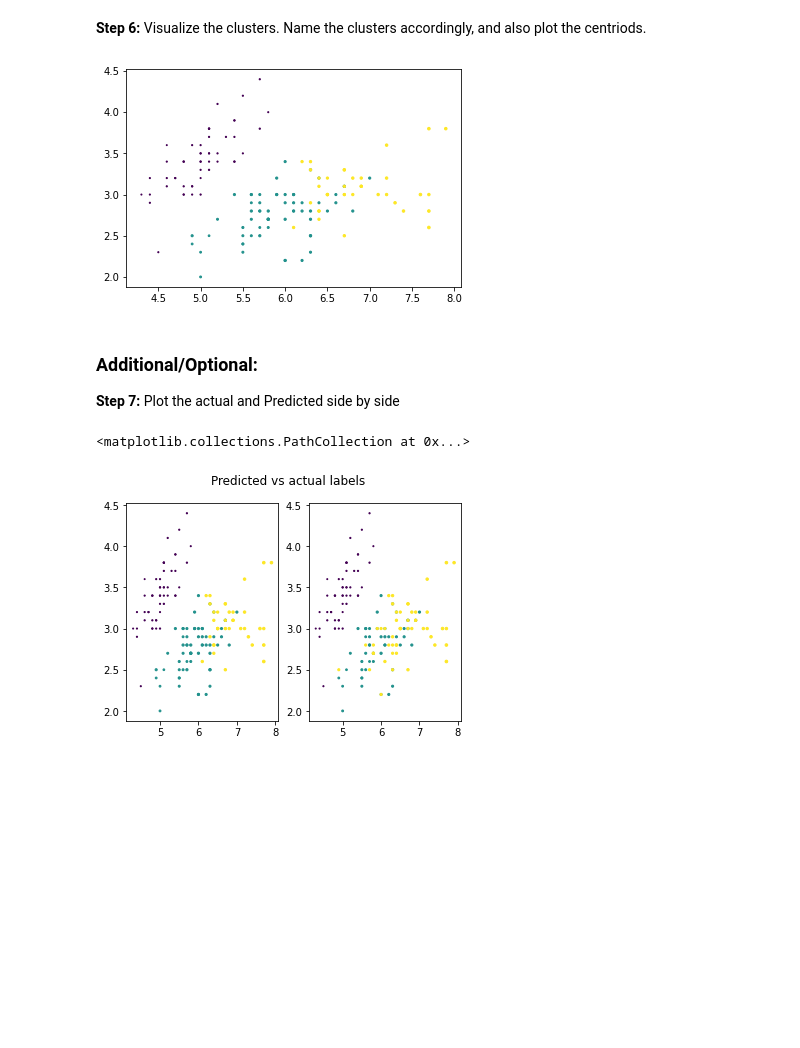
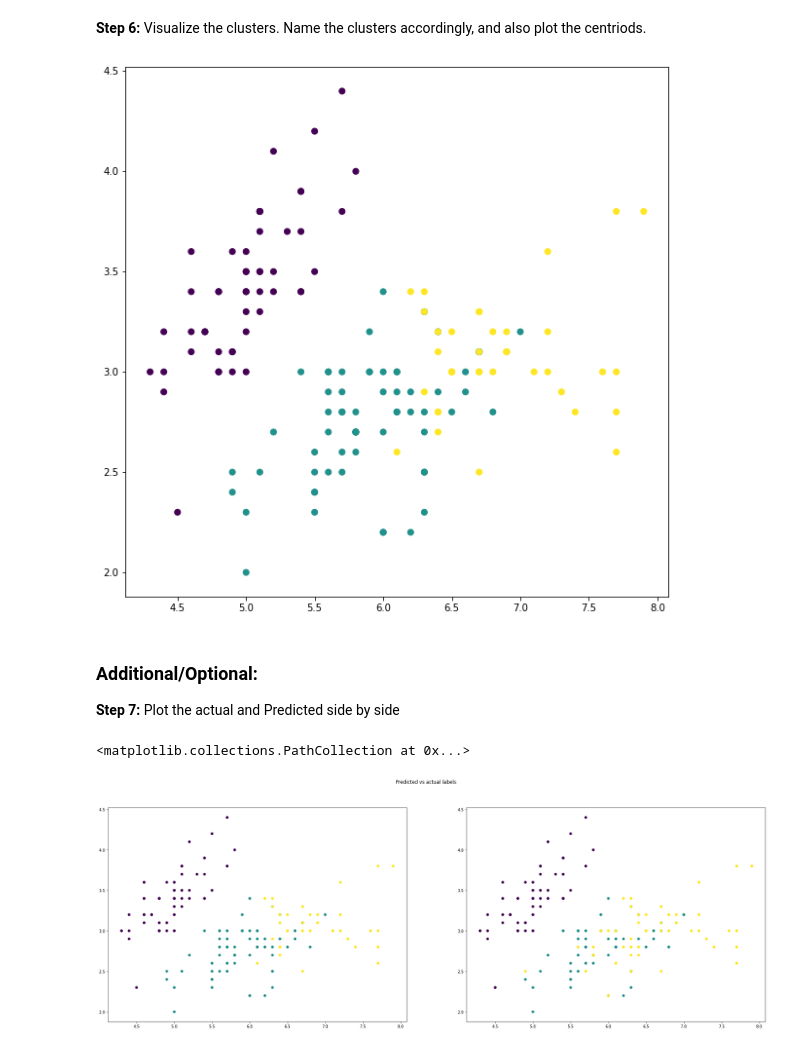
Before and after one commit to roosern-dev/ADS_exercises_submission, a Jupyter notebook: week6/W6 - Exercise 1 - K-means.ipynb, the cells around one changed output. Cells and saved outputs as stored; diff of their text form; code cells hidden in the pictures; blank space fills up the shorter version.

Commit message:
increased figure plot size

```diff
--- a/week6/W6 - Exercise 1 - K-means.ipynb
+++ b/week6/W6 - Exercise 1 - K-means.ipynb
@@ -125,22 +125,23 @@ Y_pred = cluster.predict(X)
 # %% [markdown]
 **Step 6:** Visualize the clusters. Name the clusters accordingly, and also plot the centriods.
 # %%
-plt.scatter(X[:,0], X[:,1], X[:,2], c=Y_pred)
+plt.figure(figsize=(10,10))
+plt.scatter(X[:,0], X[:,1], c=Y_pred)
 plt.show()
 # %% [output]
-[figure, old version]
+[figure, new version]
 # %% [markdown]
 ### Additional/Optional:
 
 **Step 7:** Plot the actual and Predicted side by side
 # %%
 
-fig, ax = plt.subplots(1,2)
+fig, ax = plt.subplots(1,2, figsize=(30,10))
 fig.suptitle('Predicted vs actual labels')
 
 
-ax[0].scatter(X[:,0], X[:,1], X[:,2], c=Y_pred)
-ax[1].scatter(X[:,0], X[:,1], X[:,2], c=Y)
+ax[0].scatter(X[:,0], X[:,1], c=Y_pred)
+ax[1].scatter(X[:,0], X[:,1], c=Y)
 # %% [output]
 <matplotlib.collections.PathCollection at 0x...>
-[figure, old version]
+[figure, new version]
```
